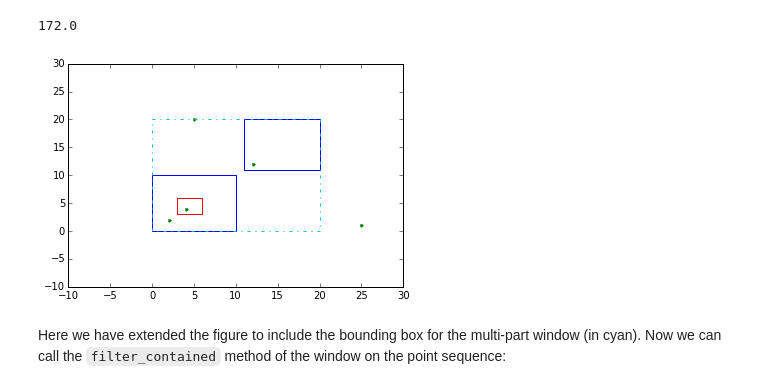
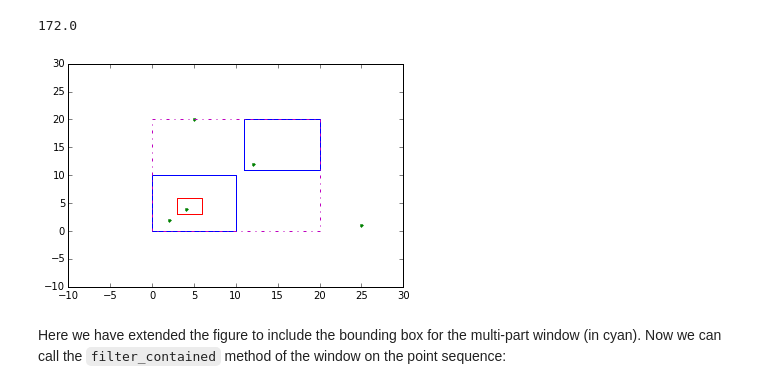
Before and after one commit to pysal/pointpats, a Jupyter notebook: window.ipynb, the cells around one changed output. Drawn from its saved outputs; the diff is of its cells as text; code cells hidden in the pictures.

```diff
--- a/window.ipynb
+++ b/window.ipynb
@@ -189,23 +200,23 @@ window.area
 # %%
 pnts = [(12,12), (4,4), (2,2), (25,1), (5,20)]
 for pnt in pnts:
-    plt.plot(pnt[0], pnt[1], 'g.')
+    plt.plot(pnt[0], pnt[1], 'g.') #plot the five points in green
 
 for part in parts:
     part = np.asarray(to_ccf(part))
-    plt.plot(part[:,0], part[:,1], 'b')
+    plt.plot(part[:,0], part[:,1], 'b') #plot "parts" in blue
 for hole in holes:
     hole = np.asarray(to_ccf(hole))
-    plt.plot(hole[:,0], hole[:,1], 'r')
+    plt.plot(hole[:,0], hole[:,1], 'r') #plot "hole" in red
 
 from pysal.contrib.points.window import poly_from_bbox
 poly = np.asarray(poly_from_bbox(window.bbox).vertices)
-plt.plot(poly[:,0], poly[:,1], 'c-.')
+plt.plot(poly[:,0], poly[:,1], 'm-.') #plot the minimum bounding box in magenta
 
 plt.xlim(-10,30)
 t = plt.ylim(-10,30)
 # %% [output]
-[figure, old version]
+[figure, new version]
 # %% [markdown]
 Here we have extended the figure to include the bounding box for the multi-part window (in cyan). Now we can call the `filter_contained` method of the window on the point sequence:
 # %%
```
Also changed, not shown: parts of 13 cells of this notebook, 4 other files.
